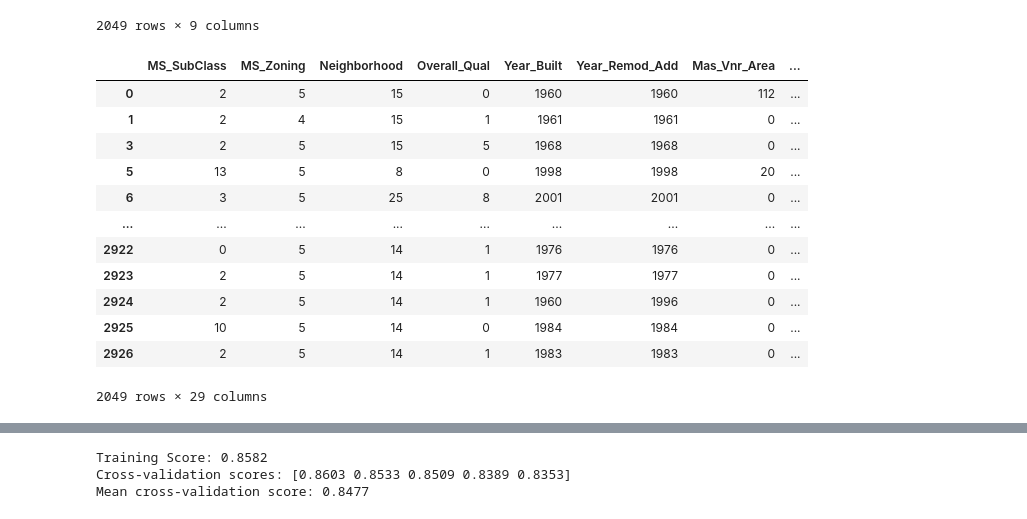
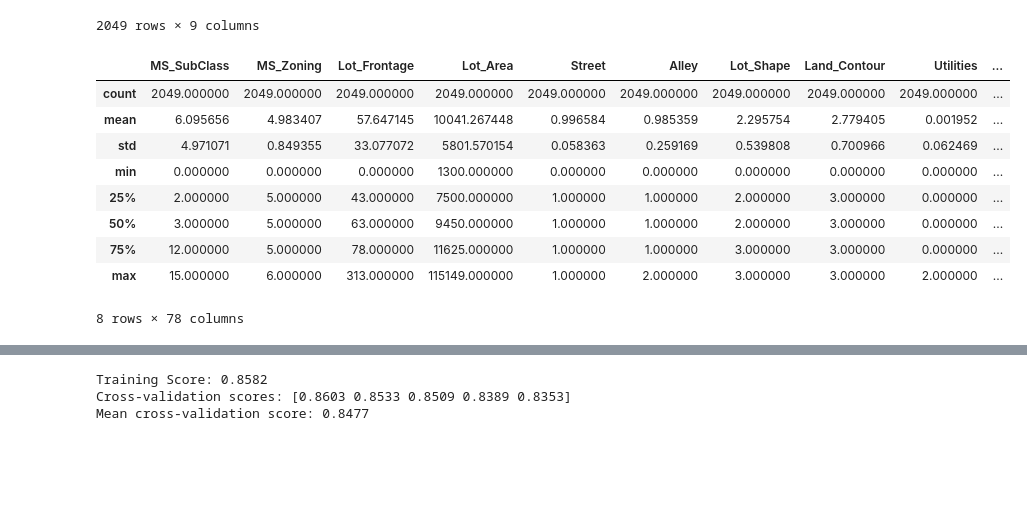
Before and after one commit to SandipSonawane/UIUC-STAT542-Statistical-Learning, a Jupyter notebook: Project 1- Predict the Housing Prices in Ames/EDA.ipynb, the cells around one changed output, grey strips where cells are left out. Saved outputs shown, nothing was run; the diff lists cells and outputs as text; code cells hidden in the pictures; blank space fills up the shorter version.

```diff
--- a/Project 1- Predict the Housing Prices in Ames/EDA.ipynb
+++ b/Project 1- Predict the Housing Prices in Ames/EDA.ipynb
@@ -169,3 +151,10 @@ ames_data = ames_data.iloc[~ames_data.index.isin(ames_data[ames_data.Gr_Liv_Area
+# %%
+winsz_sale_price = winsorize(ames_data.Sale_Price, limits=[0.05, 0.05])
+# %%
+ames_data['Sale_Price'] = winsz_sale_price
+# %%
+# We can drop PID since this won't affect Sale_Price
+ames_data.drop(['PID'], axis=1, inplace=True)
 # %% [markdown]
 ### Convert Year values to age
 # %%
@@ -437,5 +411,6 @@ plt.show()
 selected_cat_col.extend(corr_df_shortlisted.columns)
 # %%
 ames_final = ames_data.loc[:, ames_data.columns.isin(selected_cat_col)]
+ames_final = ames_data
 ames_final.head()
 # %% [output]
@@ -798,21 +767,18 @@ new_x_trn
 | 2929 | 94 | 996 | 2000 | 2 | 9 | 1 | 3 | ... |
 2049 rows × 9 columns
 # %%
-X_train
+X_train.describe()
 # %% [output]
-|  | MS_SubClass | MS_Zoning | Neighborhood | Overall_Qual | Year_Built | Year_Remod_Add | Mas_Vnr_Area | ... |
-| 0 | 2 | 5 | 15 | 0 | 1960 | 1960 | 112 | ... |
-| 1 | 2 | 4 | 15 | 1 | 1961 | 1961 | 0 | ... |
-| 3 | 2 | 5 | 15 | 5 | 1968 | 1968 | 0 | ... |
-| 5 | 13 | 5 | 8 | 0 | 1998 | 1998 | 20 | ... |
-| 6 | 3 | 5 | 25 | 8 | 2001 | 2001 | 0 | ... |
-| ... | ... | ... | ... | ... | ... | ... | ... | ... |
-| 2922 | 0 | 5 | 14 | 1 | 1976 | 1976 | 0 | ... |
-| 2923 | 2 | 5 | 14 | 1 | 1977 | 1977 | 0 | ... |
-| 2924 | 2 | 5 | 14 | 1 | 1960 | 1996 | 0 | ... |
-| 2925 | 10 | 5 | 14 | 0 | 1984 | 1984 | 0 | ... |
-| 2926 | 2 | 5 | 14 | 1 | 1983 | 1983 | 0 | ... |
+|  | MS_SubClass | MS_Zoning | Lot_Frontage | Lot_Area | Street | Alley | Lot_Shape | Land_Contour | Utilities | ... |
+| count | 2049.000000 | 2049.000000 | 2049.000000 | 2049.000000 | 2049.000000 | 2049.000000 | 2049.000000 | 2049.000000 | 2049.000000 | ... |
+| mean | 6.095656 | 4.983407 | 57.647145 | 10041.267448 | 0.996584 | 0.985359 | 2.295754 | 2.779405 | 0.001952 | ... |
+| std | 4.971071 | 0.849355 | 33.077072 | 5801.570154 | 0.058363 | 0.259169 | 0.539808 | 0.700966 | 0.062469 | ... |
+| min | 0.000000 | 0.000000 | 0.000000 | 1300.000000 | 0.000000 | 0.000000 | 0.000000 | 0.000000 | 0.000000 | ... |
+| 25% | 2.000000 | 5.000000 | 43.000000 | 7500.000000 | 1.000000 | 1.000000 | 2.000000 | 3.000000 | 0.000000 | ... |
+| 50% | 3.000000 | 5.000000 | 63.000000 | 9450.000000 | 1.000000 | 1.000000 | 2.000000 | 3.000000 | 0.000000 | ... |
+| 75% | 12.000000 | 5.000000 | 78.000000 | 11625.000000 | 1.000000 | 1.000000 | 3.000000 | 3.000000 | 0.000000 | ... |
+| max | 15.000000 | 6.000000 | 313.000000 | 115149.000000 | 1.000000 | 2.000000 | 3.000000 | 3.000000 | 2.000000 | ... |
-2049 rows × 29 columns
+8 rows × 78 columns
 # %%
 from sklearn.linear_model import LinearRegression, Ridge, Lasso, RidgeCV, LassoCV
 from sklearn.model_selection import KFold, train_test_split, cross_val_score
```
Also changed, not shown: parts of 42 cells of this notebook.
